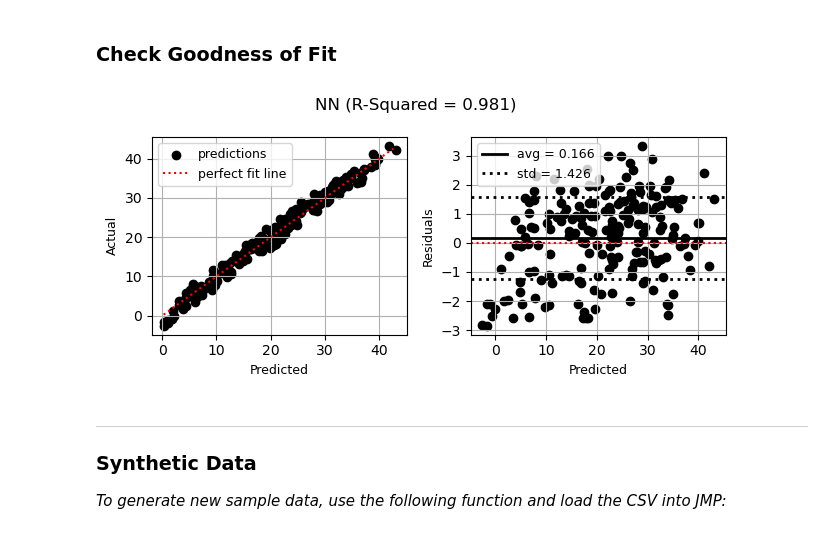
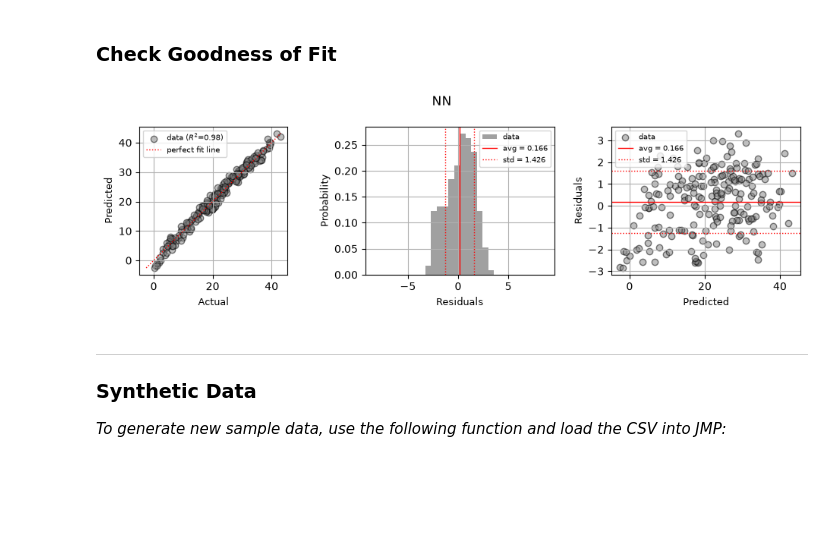
Before and after one commit to shb84/JENN, a Jupyter notebook: docs/examples/jmp.ipynb, the cells around one changed output. Drawn from its saved outputs; the diff is of its cells as text; code cells hidden in the pictures; blank space fills up the shorter version.

```diff
--- a/docs/examples/jmp.ipynb
+++ b/docs/examples/jmp.ipynb
@@ -12,7 +12,7 @@ import numpy as np
 
 JMP was used to train a model using the data generated above. The resulting equation is shown below, obtained using the "Save Profile Formulas" with copy/paste. A single line of code will load it into Python:
 # %%
-jmp_model = jenn.utils.from_jmp(equation="data/jmp_two_layer_model.txt")
+jmp_model = jenn.utilities.from_jmp(equation="data/jmp_two_layer_model.txt")
 # %% [markdown]
 ### Predict
 # %% [markdown]
@@ -27,16 +27,13 @@ y, dy_dx
 # %% [markdown]
 ### Check Goodness of Fit
 # %%
-data = np.genfromtxt("data/jmp_example_data.csv", delimiter=",", skip_header=True, dtype=np.float64).T
+x_test, y_test, _, _ = jenn.utilities.load_csv(
+    "data/jmp_example_data.csv", inputs=["x1", "x2"], outputs=["y"]
+)
-# %%
-x_test = data[0:2]
-y_test = data[2].reshape((1, -1))
 # %%
-jenn.utils.plot.goodness_of_fit(
-    y_true=y_test,
-    y_pred=jmp_model.predict(x_test),
-    title="NN"
+jenn.plot_goodness_of_fit(
+    y_pred=jmp_model.predict(x_test), y_true=y_test, title="NN"
 )
 # %% [output]
-[figure, old version]
+[figure, new version]
 # %%
```
Also changed, not shown: parts of 3 cells of this notebook, 9 other files.
